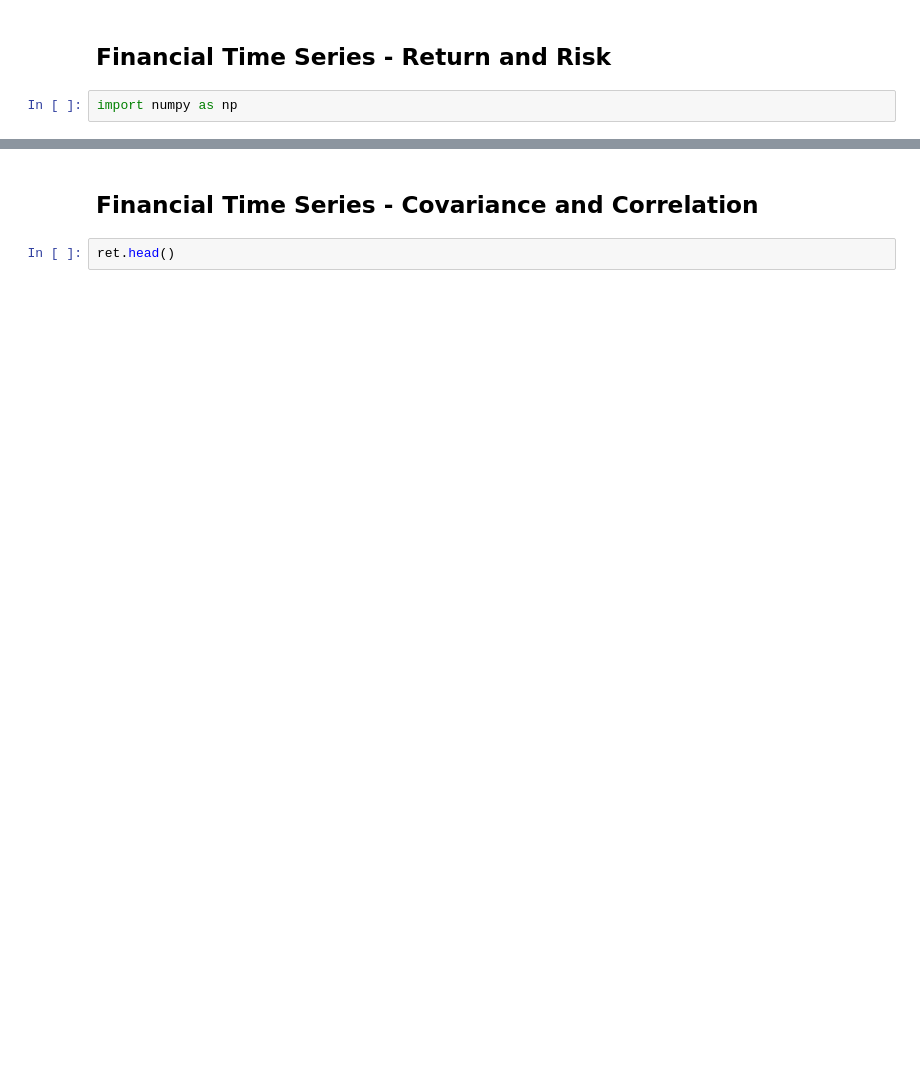
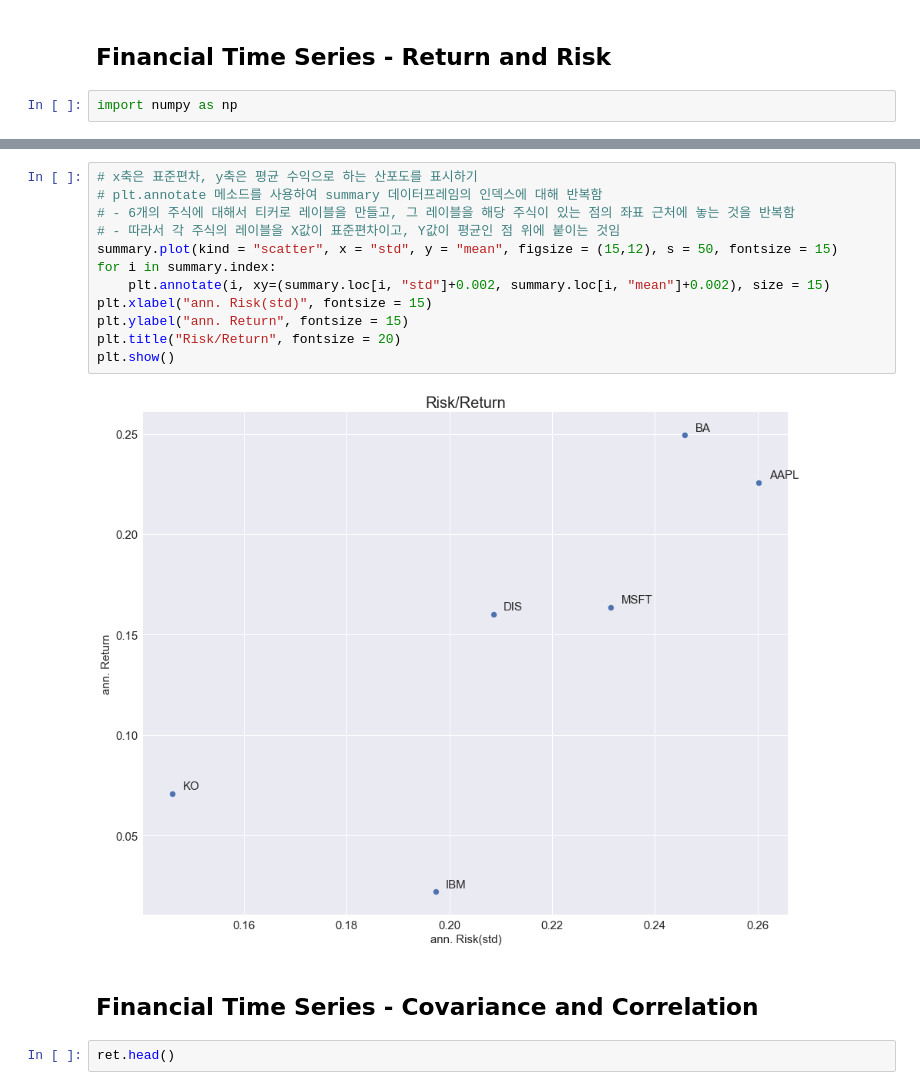
Before and after one commit to contractShield/TA, a Jupyter notebook: Course_Materials/Appendix/Video_Lecture_NBs/NB_02_Financial_Data_Analysis.ipynb, the cells around one changed output, grey strips where cells are left out. Cells and saved outputs as stored; diff of their text form; blank space fills up the shorter version.

```diff
--- a/Course_Materials/Appendix/Video_Lecture_NBs/NB_02_Financial_Data_Analysis.ipynb
+++ b/Course_Materials/Appendix/Video_Lecture_NBs/NB_02_Financial_Data_Analysis.ipynb
@@ -339,3 +722,17 @@ plt.show()
+# %%
+# x축은 표준편차, y축은 평균 수익으로 하는 산포도를 표시하기
+# plt.annotate 메소드를 사용하여 summary 데이터프레임의 인덱스에 대해 반복함
+# - 6개의 주식에 대해서 티커로 레이블을 만들고, 그 레이블을 해당 주식이 있는 점의 좌표 근처에 놓는 것을 반복함
+# - 따라서 각 주식의 레이블을 X값이 표준편차이고, Y값이 평균인 점 위에 붙이는 것임
+summary.plot(kind = "scatter", x = "std", y = "mean", figsize = (15,12), s = 50, fontsize = 15)
+for i in summary.index:
+    plt.annotate(i, xy=(summary.loc[i, "std"]+0.002, summary.loc[i, "mean"]+0.002), size = 15)
+plt.xlabel("ann. Risk(std)", fontsize = 15)
+plt.ylabel("ann. Return", fontsize = 15)
+plt.title("Risk/Return", fontsize = 20)
+plt.show()
+# %% [output]
+[figure, added]
 # %% [markdown]
 ## Financial Time Series - Covariance and Correlation
 # %%
```
Also changed, not shown: parts of 92 cells of this notebook, 3 other files.
